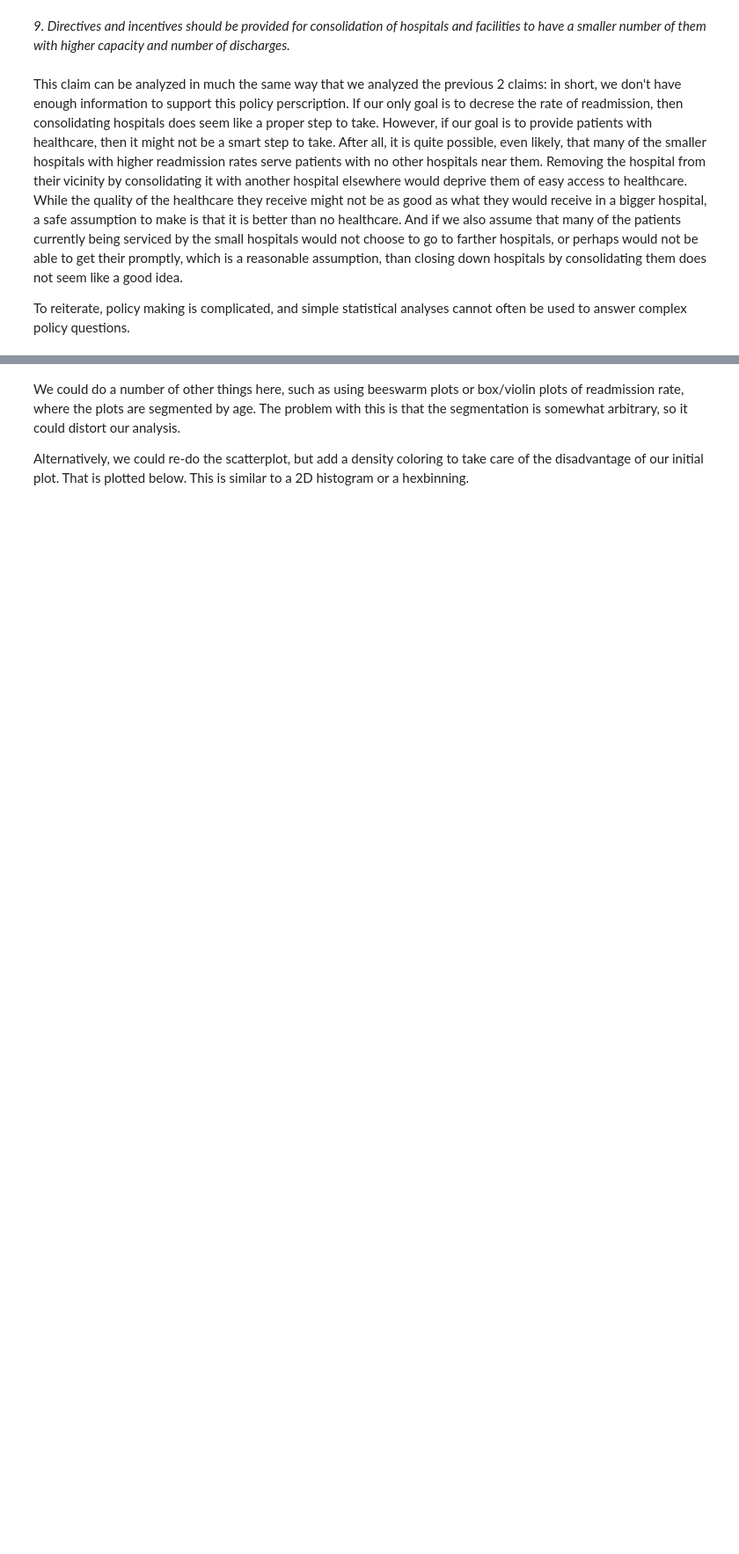
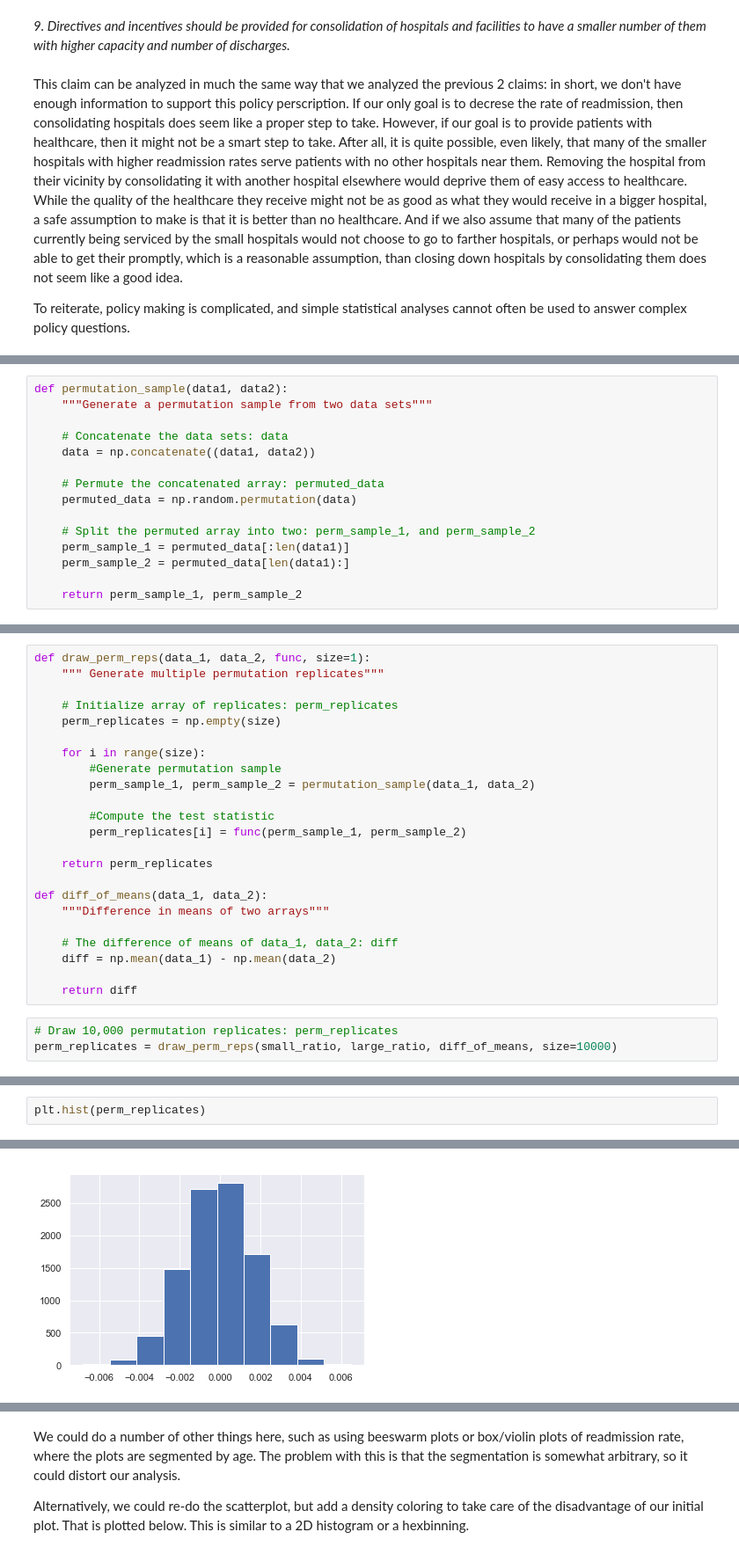
Before and after one commit to gblinick/Hospital-Readmissions-EDA, a Jupyter notebook: sliderule_dsi_inferential_statistics_exercise_3.ipynb, the cells around one changed output, grey strips where cells are left out. Shown at 88% size. Saved outputs shown, nothing was run; the diff lists cells and outputs as text; blank space fills up the shorter version.

```diff
--- a/sliderule_dsi_inferential_statistics_exercise_3.ipynb
+++ b/sliderule_dsi_inferential_statistics_exercise_3.ipynb
@@ -421,0 +555,15 @@ To reiterate, policy making is complicated, and simple statistical analyses cann
+# %%
+def permutation_sample(data1, data2):
+    """Generate a permutation sample from two data sets"""
+
+    # Concatenate the data sets: data
+    data = np.concatenate((data1, data2))
+
+    # Permute the concatenated array: permuted_data
+    permuted_data = np.random.permutation(data)
+
+    # Split the permuted array into two: perm_sample_1, and perm_sample_2
+    perm_sample_1 = permuted_data[:len(data1)]
+    perm_sample_2 = permuted_data[len(data1):]
+
+    return perm_sample_1, perm_sample_2
@@ -421,0 +576,26 @@ To reiterate, policy making is complicated, and simple statistical analyses cann
+# %%
+def draw_perm_reps(data_1, data_2, func, size=1):
+    """ Generate multiple permutation replicates"""
+
+    # Initialize array of replicates: perm_replicates
+    perm_replicates = np.empty(size)
+
+    for i in range(size):
+        #Generate permutation sample
+        perm_sample_1, perm_sample_2 = permutation_sample(data_1, data_2)
+
+        #Compute the test statistic
+        perm_replicates[i] = func(perm_sample_1, perm_sample_2)
+
+    return perm_replicates
+
+def diff_of_means(data_1, data_2):
+    """Difference in means of two arrays"""
+
+    # The difference of means of data_1, data_2: diff
+    diff = np.mean(data_1) - np.mean(data_2)
+
+    return diff
+# %%
+# Draw 10,000 permutation replicates: perm_replicates
+perm_replicates = draw_perm_reps(small_ratio, large_ratio, diff_of_means, size=10000)
@@ -421,0 +608,3 @@ To reiterate, policy making is complicated, and simple statistical analyses cann
+# %%
+plt.hist(perm_replicates)
+# %% [output]
@@ -421,0 +617 @@ To reiterate, policy making is complicated, and simple statistical analyses cann
+[figure, added]
```
Also changed, not shown: parts of 54 cells of this notebook.
